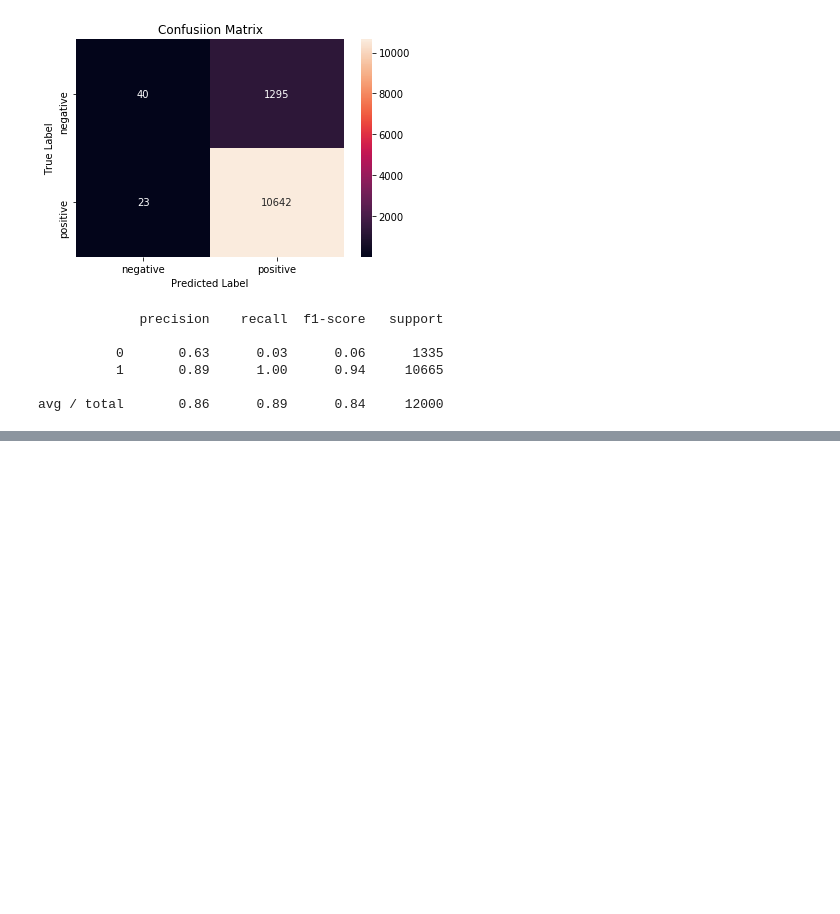
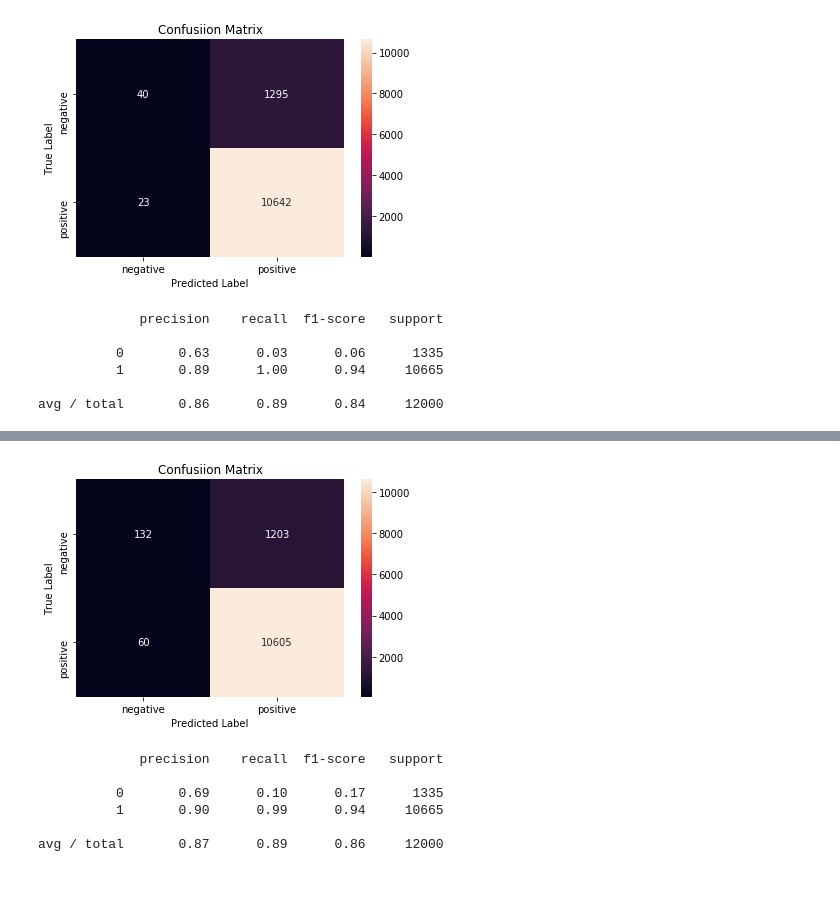
Before and after one commit to mehrayogesh208/Amazon-Fine-Food, a Jupyter notebook: Knn.ipynb, the cells around one changed output, grey strips where cells are left out. Saved outputs shown, nothing was run; the diff lists cells and outputs as text; code cells hidden in the pictures; blank space fills up the shorter version.

```diff
--- a/Knn.ipynb
+++ b/Knn.ipynb
@@ -166,0 +162,9 @@ hi
+# %%
+knn_optimal = KNeighborsClassifier(n_neighbors=optimal_k)
+
+# fitting the model
+knn_optimal.fit(traintfidf, train_df["Score"])
+#knn_optimal.fit(bow_data, y_train)
+
+# predict the response
+pred = knn_optimal.predict(testtfidf)
@@ -166,0 +192,23 @@ hi
+# %%
+import seaborn as sns
+class_label = ["negative", "positive"]
+df_cm = pd.DataFrame(c_matrix, index = class_label, columns = class_label)
+sns.heatmap(df_cm, annot = True, fmt = "d")
+plt.title("Confusiion Matrix")
+plt.xlabel("Predicted Label")
+plt.ylabel("True Label")
+plt.show()
+# %% [output]
+[figure, added]
+# %%
+from sklearn.metrics import classification_report
+print(classification_report(test_df["Score"], pred))
+# %% [output]
+             precision    recall  f1-score   support
+
+          0       0.69      0.10      0.17      1335
+          1       0.90      0.99      0.94     10665
+
+avg / total       0.87      0.89      0.86     12000
+# %% [markdown]
+#
```
Also changed, not shown: parts of 11 cells of this notebook.
